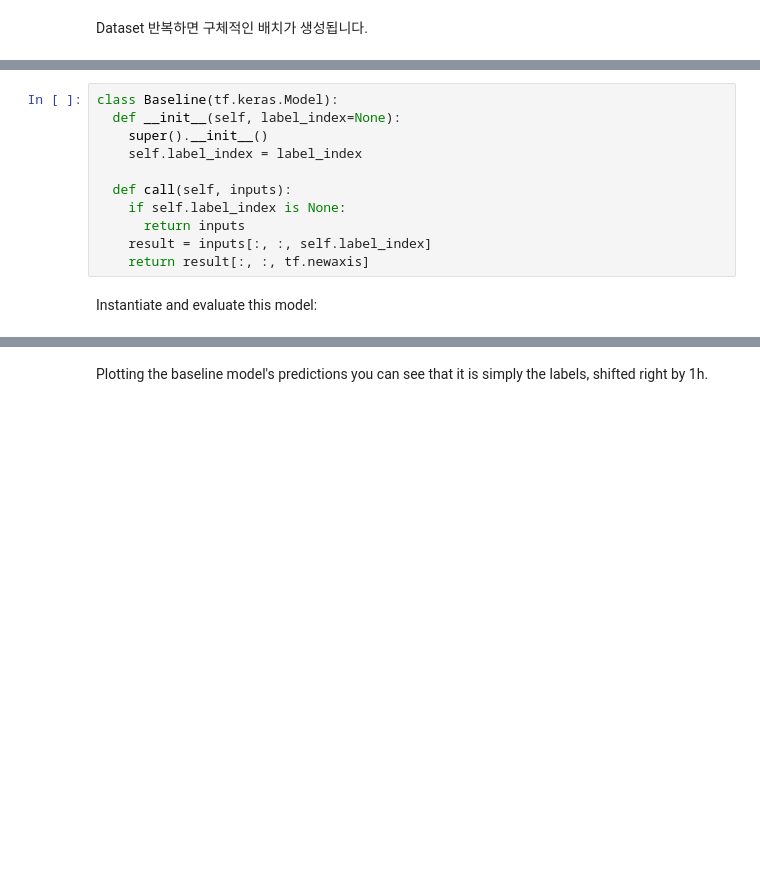
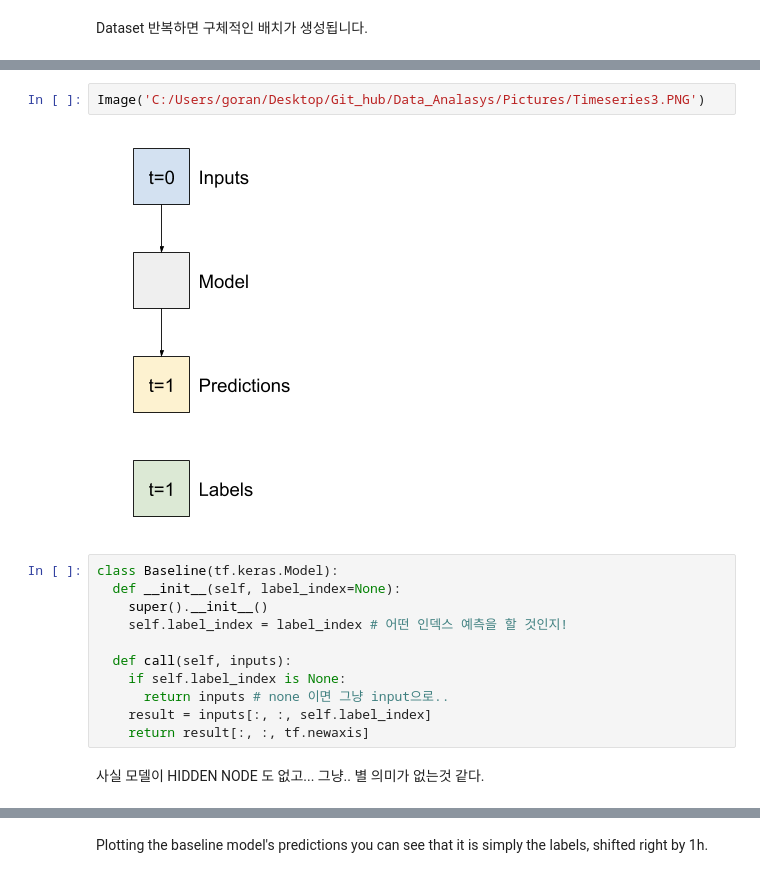
Before and after one commit to hana-dool/Data_Analysis, a Jupyter notebook: time_series.ipynb, the cells around one changed output, grey strips where cells are left out. Cells and saved outputs as stored; diff of their text form; blank space fills up the shorter version.

```diff
--- a/time_series.ipynb
+++ b/time_series.ipynb
@@ -576,15 +729,19 @@ w2.train.take(1)
+# %%
+Image('C:/Users/goran/Desktop/Git_hub/Data_Analasys/Pictures/Timeseries3.PNG')
+# %% [output]
+[figure, added]
 # %%
 class Baseline(tf.keras.Model):
   def __init__(self, label_index=None):
     super().__init__()
-    self.label_index = label_index
+    self.label_index = label_index # 어떤 인덱스 예측을 할 것인지!
 
   def call(self, inputs):
     if self.label_index is None:
-      return inputs
+      return inputs # none 이면 그냥 input으로..
     result = inputs[:, :, self.label_index]
     return result[:, :, tf.newaxis]
-# %% [markdown]
-Instantiate and evaluate this model:
+# %% [markdown]
+사실 모델이 HIDDEN NODE 도 없고... 그냥.. 별 의미가 없는것 같다.
 # %%
 baseline = Baseline(label_index=column_indices['T (degC)'])
```
Also changed, not shown: parts of 200 cells of this notebook, 16 other files.
